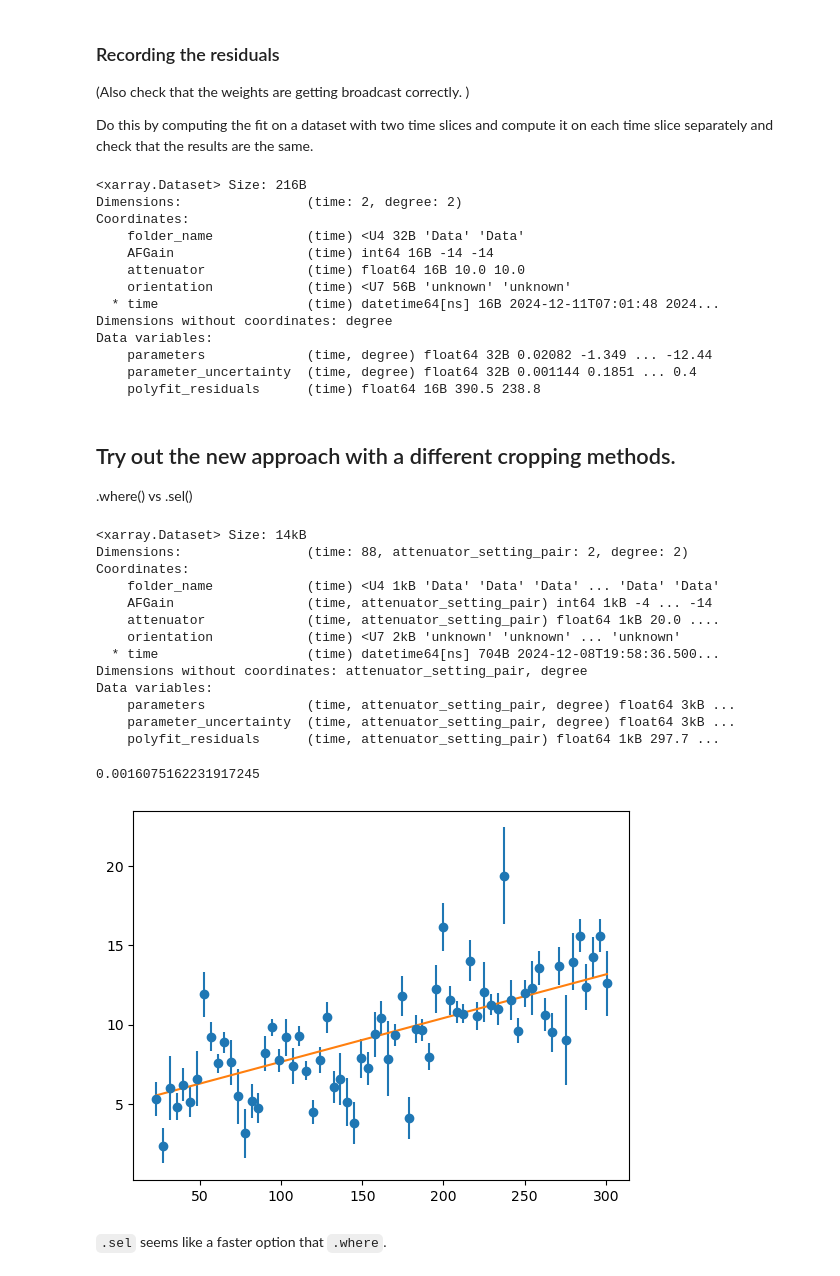
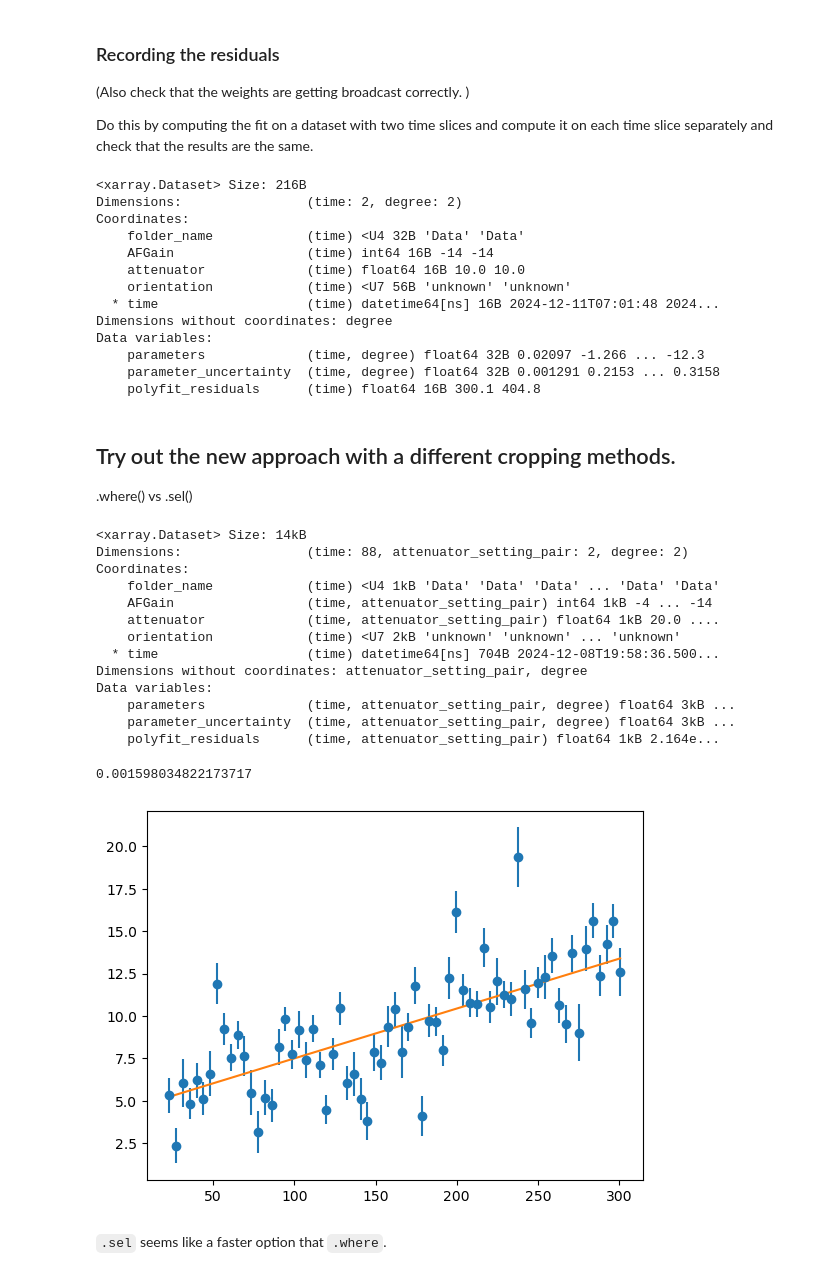
Before and after one commit to ldeo-glaciology/xapres, a Jupyter notebook: notebooks/test_notes/strain_rate_fit_uncertainties.ipynb, the cells around one changed output. Saved outputs shown, nothing was run; the diff lists cells and outputs as text; code cells hidden in the pictures.

```diff
--- a/notebooks/test_notes/strain_rate_fit_uncertainties.ipynb
+++ b/notebooks/test_notes/strain_rate_fit_uncertainties.ipynb
@@ -65,7 +64,7 @@ Coordinates:
 one_w = w.isel(attenuator_setting_pair=1, time=60).sel(bin_depth=slice(0, 300))
 xdata = one_w.bin_depth.values
 ydata = one_w.velocity.values
-sigma = one_w.velocity_uncertainty.values
-one_w.velocity.plot(xlim=[0,500], ylim=[-40, 20], marker='.', linestyle = 'None')
+sigma = ((one_w.velocity_variance)**0.5).values
+one_w.velocity.plot(xlim=[0,300], ylim=[-10, 10], marker='.', linestyle = 'None')
 # %% [output]
 [<matplotlib.lines.Line2D at 0x...>]
@@ -306,7 +305,7 @@ def polyfit(ds, deg = 1, cov = 'unscaled'):
         my_polyfit,
         ds.bin_depth,
         ds.velocity,
-        ds.velocity_uncertainty,
+        (ds.velocity_variance)**0.5,
         input_core_dims=[["bin_depth"], ["bin_depth"], ["bin_depth"]],
         output_core_dims=[["degree"], ["degree"], ["dummy_dim"]],
         kwargs = {'deg': deg, 'cov': cov},
@@ -414,7 +413,7 @@ def polyfit(ds, deg = 1, cov = 'unscaled'):
         my_polyfit,
         ds.bin_depth,
         ds.velocity,
-        ds.velocity_uncertainty,
+        (ds.velocity_variance)**0.5,
         input_core_dims=[["bin_depth"], ["bin_depth"], ["bin_depth"]],
         output_core_dims=[["degree"], ["degree"], ["dummy_dim"]],
         kwargs = {'deg': deg, 'cov': cov},
@@ -457,7 +456,7 @@ def polyfit(ds, deg = 1, cov = 'unscaled'):
         my_polyfit,
         ds.bin_depth,
         ds.velocity,
-        ds.velocity_uncertainty,
+        (ds.velocity_variance)**0.5,
         input_core_dims=[["bin_depth"], ["bin_depth"], ["bin_depth"]],
         output_core_dims=[["degree"], ["degree"], ["dummy_dim"]],
         kwargs = {'deg': deg, 'cov': cov},
@@ -479,9 +478,9 @@ Coordinates:
   * time                   (time) datetime64[ns] 16B 2024-12-11T07:01:48 2024...
 Dimensions without coordinates: degree
 Data variables:
-    parameters             (time, degree) float64 32B 0.02082 -1.349 ... -12.44
-    parameter_uncertainty  (time, degree) float64 32B 0.001144 0.1851 ... 0.4
-    polyfit_residuals      (time) float64 16B 390.5 238.8
+    parameters             (time, degree) float64 32B 0.02097 -1.266 ... -12.3
+    parameter_uncertainty  (time, degree) float64 32B 0.001291 0.2153 ... 0.3158
+    polyfit_residuals      (time) float64 16B 300.1 404.8
 # %%
 assert (polyfit(two_w).parameters.isel(time=0) == polyfit(w_60).parameters).all()
 assert (polyfit(two_w).parameters.isel(time=1) == polyfit(w_61).parameters).all()
@@ -511,16 +510,16 @@ Dimensions without coordinates: attenuator_setting_pair, degree
 Data variables:
     parameters             (time, attenuator_setting_pair, degree) float64 3kB ...
     parameter_uncertainty  (time, attenuator_setting_pair, degree) float64 3kB ...
-    polyfit_residuals      (time, attenuator_setting_pair) float64 1kB 297.7 ...
+    polyfit_residuals      (time, attenuator_setting_pair) float64 1kB 2.164e...
 # %%
 w1 = velocity_cropped.isel(time=30, attenuator_setting_pair=0)
-plt.errorbar(x=w1.bin_depth, y=w1.velocity, yerr=w1.velocity_uncertainty, marker='o', label='data', linestyle='None')
+plt.errorbar(x=w1.bin_depth, y=w1.velocity, yerr=(w1.velocity_variance)**0.5, marker='o', label='data', linestyle='None')
 plt.plot(w1.bin_depth, np.polyval(polyfit(w1).parameters.values, w1.bin_depth), label='fit')
 
 polyfit(w1).parameter_uncertainty.sel(degree=0).item()
 # %% [output]
-0.0016075162231917245
+0.001598034822173717
-[figure, old version]
+[figure, new version]
 # %% [markdown]
 `.sel` seems like a faster option that `.where`.
 # %% [markdown]
```
Also changed, not shown: parts of 37 cells of this notebook, 4 other files.
